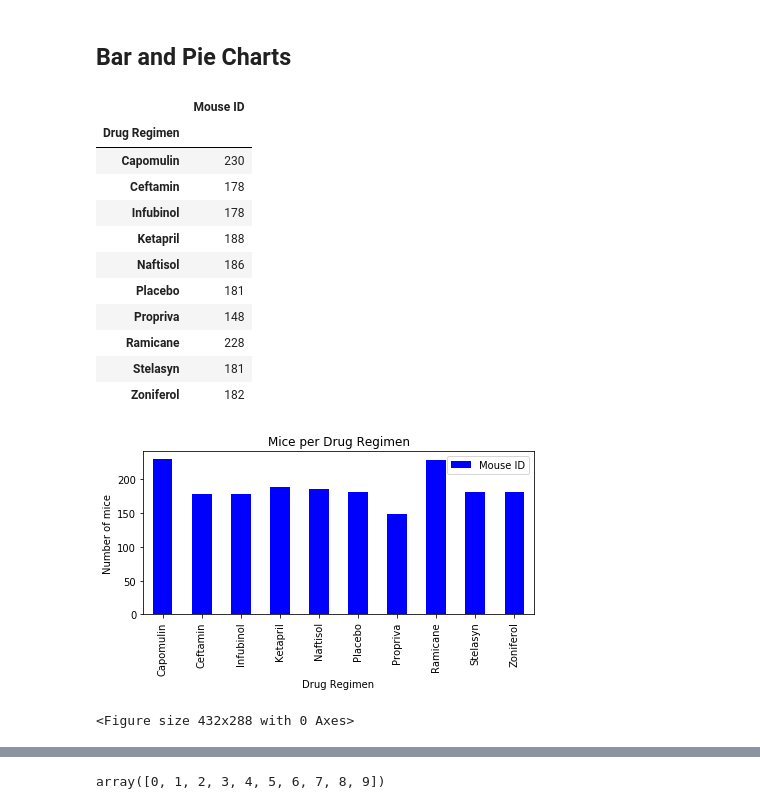
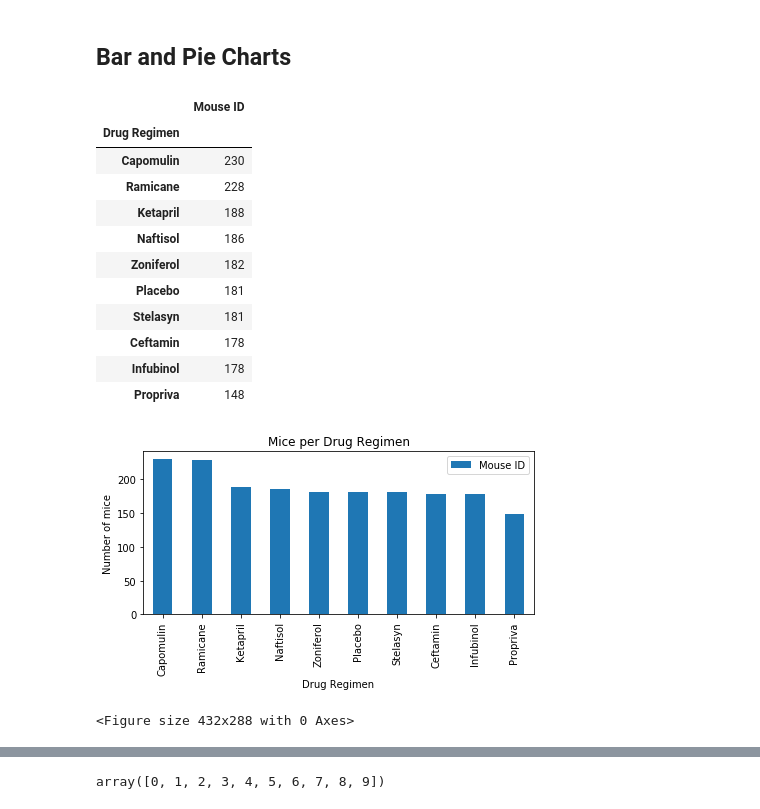
Before and after one commit to alfonsocamero/python-matplotlib-challenge, a Jupyter notebook: Pymaceuticals/pymaceuticals.ipynb, the cells around one changed output, grey strips where cells are left out. Saved outputs shown, nothing was run; the diff lists cells and outputs as text; code cells hidden in the pictures.

```diff
--- a/Pymaceuticals/pymaceuticals.ipynb
+++ b/Pymaceuticals/pymaceuticals.ipynb
@@ -225,32 +226,33 @@ agg_df['Tumor Volume (mm3)']
 mice_per_regi = clean_data_df.groupby('Drug Regimen').count().reset_index()
 mice_perdrug = mice_per_regi[['Drug Regimen', 'Mouse ID']]
 mice_perdrug = mice_perdrug.set_index('Drug Regimen')
-mice_perdrug
+sorted_mice_perdrug = mice_perdrug.sort_values(by='Mouse ID', ascending=False)
+sorted_mice_perdrug
 # %% [output]
 |  | Mouse ID |
 | Drug Regimen |  |
 | Capomulin | 230 |
+| Ramicane | 228 |
+| Ketapril | 188 |
+| Naftisol | 186 |
+| Zoniferol | 182 |
+| Placebo | 181 |
+| Stelasyn | 181 |
 | Ceftamin | 178 |
 | Infubinol | 178 |
-| Ketapril | 188 |
-| Naftisol | 186 |
-| Placebo | 181 |
 | Propriva | 148 |
-| Ramicane | 228 |
-| Stelasyn | 181 |
-| Zoniferol | 182 |
 # %%
 # Use DataFrame.plot() in order to create a bar chart of the data
-mice_perdrug.plot(kind="bar", color='b', figsize=(7,3))
+sorted_mice_perdrug.plot(kind="bar", figsize=(7,3))
 
 # Set a title for the chart
 plt.title("Mice per Drug Regimen")
 plt.ylabel("Number of mice")
 
 plt.show()
 plt.tight_layout()
 # %% [output]
-[figure, old version]
+[figure, new version]
 <Figure size 432x288 with 0 Axes>
 # %%
 mice_per_regi2 = clean_data_df.groupby('Drug Regimen').count().reset_index()
```
Also changed, not shown: parts of 19 cells of this notebook.
